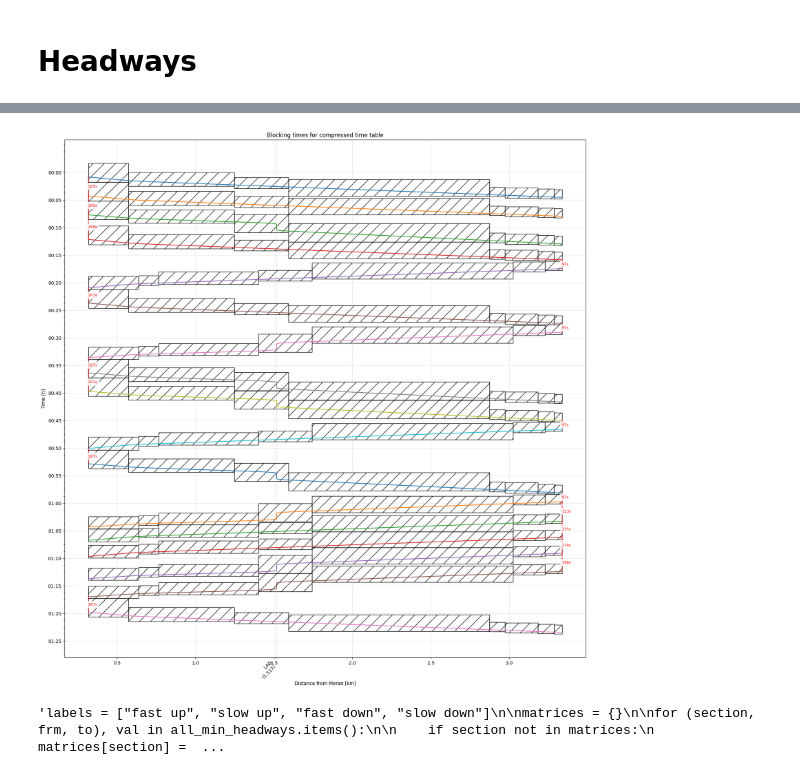
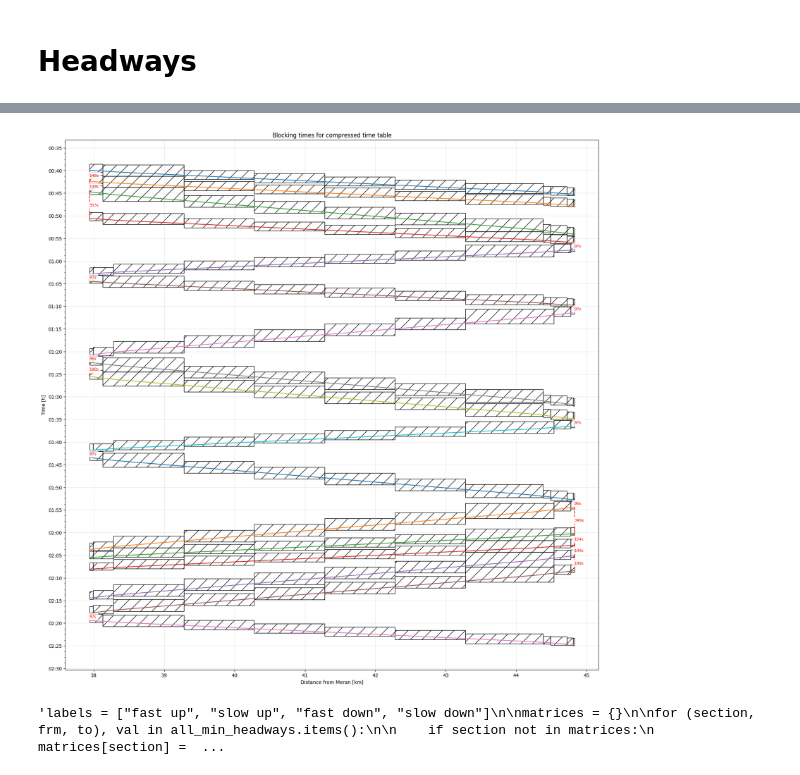
Before and after one commit to pepedigitale/AusbauVinschgau, a Jupyter notebook: headways/min_headways.ipynb, the cells around one changed output, grey strips where cells are left out. Drawn from its saved outputs; the diff is of its cells as text; code cells hidden in the pictures.

```diff
--- a/headways/min_headways.ipynb
+++ b/headways/min_headways.ipynb
@@ -954,7 +953,7 @@ yticks = np.arange(0, 24 + 5/60, 5/60)  # ogni 5 minuti
 
 ax.set_yticks(yticks,labels=[f"{int(h):02d}:{int(round((h % 1) * 60)):02d}"for h in yticks])
 
-section = ("Dev_ME_01", "Dev_MAR_01")
+section = ("Dev_SIL_02", "Dev_LASA_01")
 
 for key in selected_keys_sorted[section]:
     pk1 = float(str(nodesDf.loc[key[1], "pk_rel"]).replace(",", "."))
@@ -1014,34 +1013,34 @@ for (k1, k2), required_hw in keys_2_min_headways[section].items():
         f"{required_hw:.0f}s",
         color="red",
         fontsize=8,
         ha="left",
         va="center",
         bbox=dict(fc="white", ec="none", alpha=0.8),
     )
 
 stops = nodesDf[nodesDf["stop_slow"] == 1]
 
 stations_used = set(station for key in selected_keys_sorted[section] for station in key[1:])
 stops_used = nodesDf[(nodesDf['stop_slow'] == 1) & (nodesDf['pk_rel'] >= min(nodesDf.loc[nodesDf.index.isin(stations_used), 'pk_rel'])) & (nodesDf['pk_rel'] <= max(nodesDf.loc[nodesDf.index.isin(stations_used), 'pk_rel']))]
 
 
 for x in stops_used["pk_rel"]:
     plt.axvline(color="black",x=x,linestyle="--",alpha=0.1)
 
 ax = plt.gca()
 
 # Keep automatic major ticks
 ax.minorticks_on()
 
 # Add station positions as minor ticks
 ax.set_xticks(stops_used["pk_rel"], minor=True)
 
 ax.set_xticklabels([f"{name}\n({pk:.3f})" for name, pk in zip(stops_used.index, stops_used["pk_rel"])],minor=True,rotation=45,ha="right")
 plt.grid(True, which="major", axis="both", alpha=0.3)
 plt.gca().invert_yaxis()
 plt.show()
 # %% [output]
-[figure, old version]
+[figure, new version]
 # %%
 trip_type_map = {
     1: "fast up",
```
Also changed, not shown: parts of 5 cells of this notebook, 10 other files.
